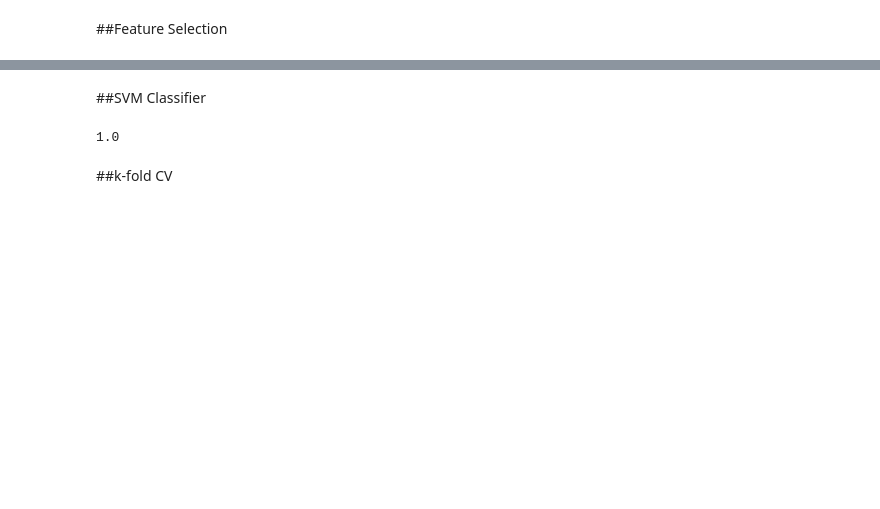
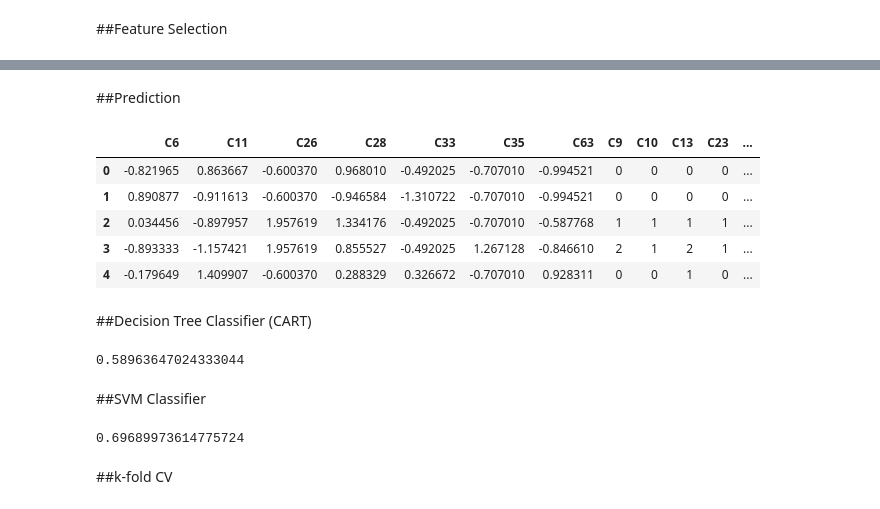
Before and after one commit to hungtzuhsuan/dataAnalytics, a Jupyter notebook: ipython/npout2_newData_02.ipynb, the cells around one changed output, grey strips where cells are left out. Cells and saved outputs as stored; diff of their text form; code cells hidden in the pictures; blank space fills up the shorter version.

```diff
--- a/ipython/npout2_newData_02.ipynb
+++ b/ipython/npout2_newData_02.ipynb
@@ -138,0 +143,42 @@ print filtered
+# %% [markdown]
+##Prediction
+# %%
+from sklearn.preprocessing import StandardScaler
+dfp = pd.read_csv('../../npout2_newData_04.csv', encoding='utf-8', sep='|', names=['C%s' % (i+1) for i in xrange(222)])
+
+X = dfp.loc[:, ['C6', 'C11', 'C16', 'C26', 'C28', 'C33', 'C35', 'C63', #'C68', 'C103', 'C214',
+           'C9', 'C10', 'C13', 'C14', 'C23', 'C27', 'C95', 'C96', #'C98', 'C211'
+           ]]
+y = dfp['C4'].replace({name: n for n, name in enumerate(dfp['C4'].unique())})
+
+for col in X.columns:
+  try:
+    X[col].fillna(0, inplace=True)
+    X[col] = StandardScaler().fit_transform(X[col])
+  except:
+    #print col
+    X[col] = dfp[col].replace({name: n for n, name in enumerate(dfp[col].unique())})
+
+del X['C14']
+del X['C16']
+X.head()
+# %% [output]
+|  | C6 | C11 | C26 | C28 | C33 | C35 | C63 | C9 | C10 | C13 | C23 | ... |
+| 0 | -0.821965 | 0.863667 | -0.600370 | 0.968010 | -0.492025 | -0.707010 | -0.994521 | 0 | 0 | 0 | 0 | ... |
+| 1 | 0.890877 | -0.911613 | -0.600370 | -0.946584 | -1.310722 | -0.707010 | -0.994521 | 0 | 0 | 0 | 0 | ... |
+| 2 | 0.034456 | -0.897957 | 1.957619 | 1.334176 | -0.492025 | -0.707010 | -0.587768 | 1 | 1 | 1 | 1 | ... |
+| 3 | -0.893333 | -1.157421 | 1.957619 | 0.855527 | -0.492025 | 1.267128 | -0.846610 | 2 | 1 | 2 | 1 | ... |
+| 4 | -0.179649 | 1.409907 | -0.600370 | 0.288329 | 0.326672 | -0.707010 | 0.928311 | 0 | 0 | 1 | 0 | ... |
+# %% [markdown]
+##Decision Tree Classifier (CART)
+# %%
+from sklearn import cross_validation
+from sklearn import tree
+
+X_train, X_test, y_train, y_test = cross_validation.train_test_split(X, y, test_size=0.4, random_state=0)
+
+clf = tree.DecisionTreeClassifier() #CART
+clf = clf.fit(X_train, y_train)
+clf.score(X_test, y_test)
+# %% [output]
+0.58963647024333044
@@ -143,15 +212,12 @@ from sklearn import cross_validation
 #from sklearn.ensemble import RandomForestClassifier
 from sklearn import svm
 
-X, y = dfc[['C6', 'C11', 'C16', 'C26', 'C28', 'C31', 'C33', 'C35', 'C41', 'C43', 'C61', 'C62',
-           'C63', 'C67', 'C68', 'C103', 'C106', 'C107', 'C110', 'C214']], df['C4'].replace({name: n for n, name in enumerate(df['C4'].unique())})
-
 X_train, X_test, y_train, y_test = cross_validation.train_test_split(X, y, test_size=0.4, random_state=0)
 
 clf = svm.SVC(kernel='linear', C=1).fit(X_train, y_train)
 clf.score(X_test, y_test)
 # %% [output]
-1.0
+0.69689973614775724
 # %% [markdown]
 ##k-fold CV
 # %%
```
Also changed, not shown: parts of 14 cells of this notebook.
